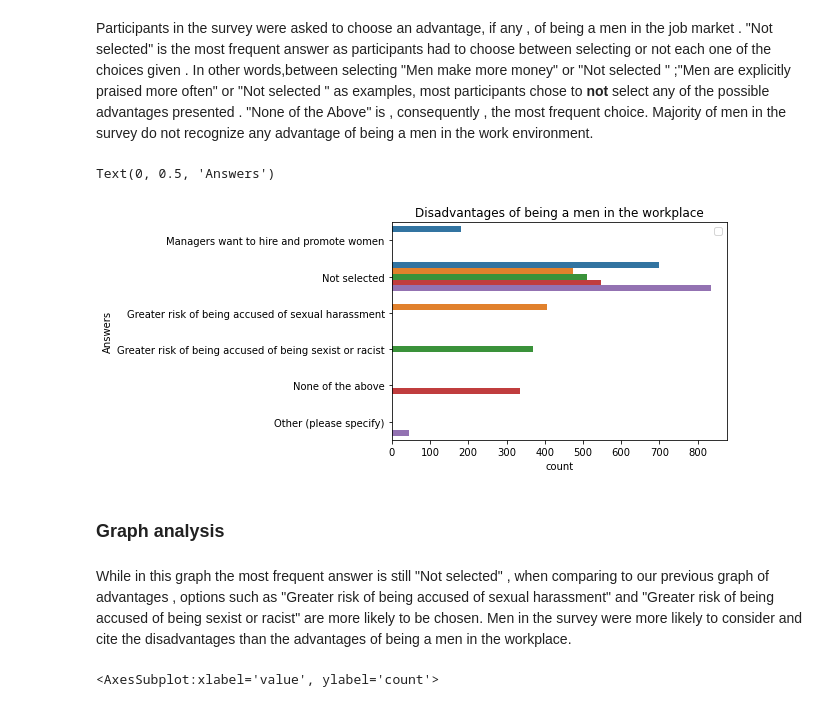
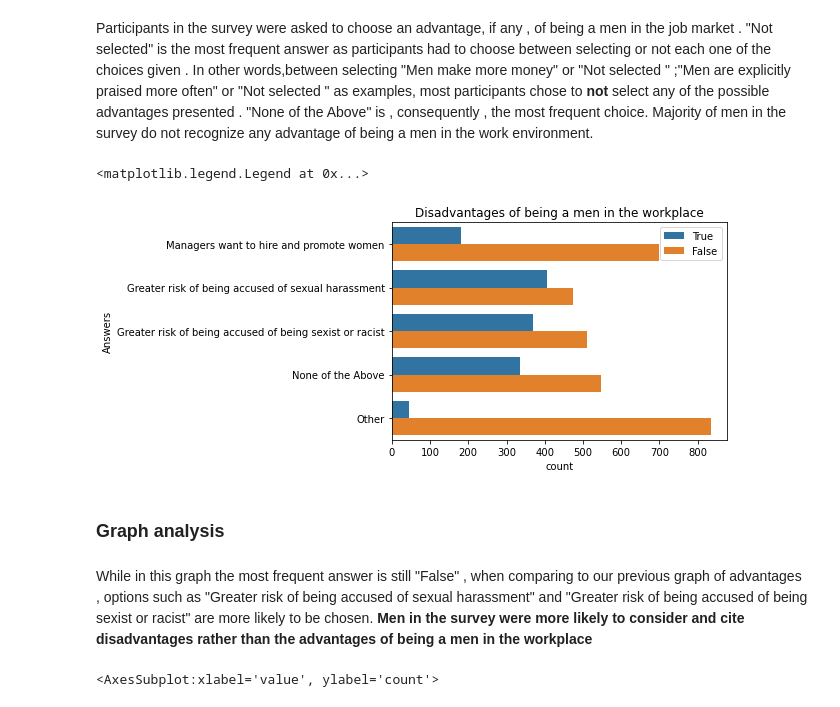
Before and after one commit to data301-2021-winter1/group20-project-, a Jupyter notebook: notebooks/analysis1.ipynb, the cells around one changed output. Cells and saved outputs as stored; diff of their text form; code cells hidden in the pictures.

Commit message:
REVISION graphsI

```diff
--- a/notebooks/analysis1.ipynb
+++ b/notebooks/analysis1.ipynb
@@ -269,3 +269,9 @@ df3
 | 7038 | 1612 | Other | Not selected |
 | 7039 | 1613 | Other | Not selected |
 7040 rows × 3 columns
+# %%
+def Selected(x):
+    if x["value"]== "Not selected":
+        return "False"
+    else :
+        return "True"
@@ -585,3 +633,9 @@ df3 = df2.melt(id_vars='index',
                          'Men make more money' , 'Men have more choice',
                     'Men have more promotion/professional development opportunities' ,'Men are explicitly praised more often',
                     'Men have more support from their managers','None of the Above' , 'Other'])
+# %%
+def Selected(x):
+    if x["value"]== "Not selected":
+        return "False"
+    else :
+        return "True"
@@ -603,19 +660,28 @@ df11.copy().reset_index()
 df113 = df11_2.melt(id_vars='index',
         value_vars =['Managers want to hire and promote women','Greater risk of being accused of sexual harassment',
                      'Greater risk of being accused of being sexist or racist', 'None of the Above', 'Other'])
+# %%
+def Selected(x):
+    if x["value"]== "Not selected":
+        return "False"
+    else :
+        return "True"
+# %%
+df113['Selected']= df113.apply(lambda x: Selected(x) , axis = 'columns')
 # %%
-ax2 = sns.countplot(data=df113,y='value',hue='variable')
+ax=sns.countplot(data=df113,y='variable',hue='Selected')
 plt.legend('')
-ax2.set_title('Disadvantages of being a men in the workplace')
-ax2.set_ylabel('Answers')
+ax.set_title('Disadvantages of being a men in the workplace')
+ax.set_ylabel('Answers')
+plt.legend()
 # %% [output]
-Text(0, 0.5, 'Answers')
+<matplotlib.legend.Legend at 0x...>
-[figure, old version]
+[figure, new version]
 # %% [markdown]
 ### **Graph analysis**
 # %% [markdown]
-While in this graph the most frequent answer is still "Not selected" , when comparing to our previous graph of advantages , options such as "Greater risk of being accused of sexual harassment" and "Greater risk of being accused of being sexist or racist" are more likely to be chosen.
-Men in the survey were more likely to consider and cite the disadvantages than the advantages of being a men in the workplace.
+While in this graph the most frequent answer is still "False" , when comparing to our previous graph of advantages , options such as "Greater risk of being accused of sexual harassment" and "Greater risk of being accused of being sexist or racist" are more likely to be chosen.
+**Men in the survey were more likely to consider and cite  disadvantages rather than the advantages of being a men in the workplace**
 # %%
 sns.countplot(df113[df113['variable']=='Greater risk of being accused of sexual harassment']['value'])
 # %% [output]
```
Also changed, not shown: parts of 6 cells of this notebook.
